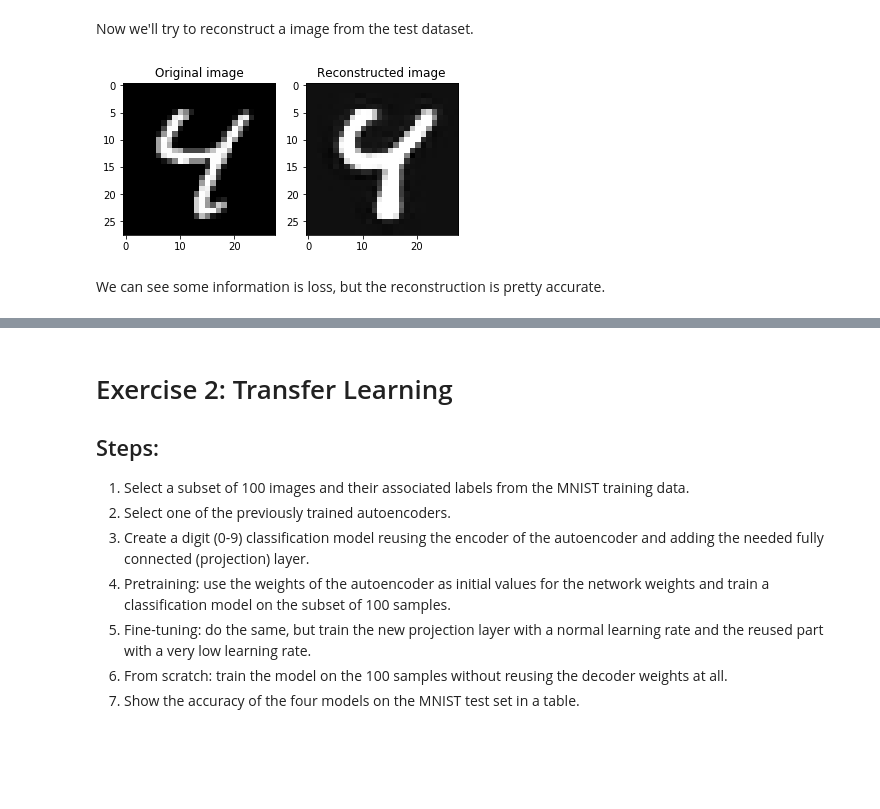
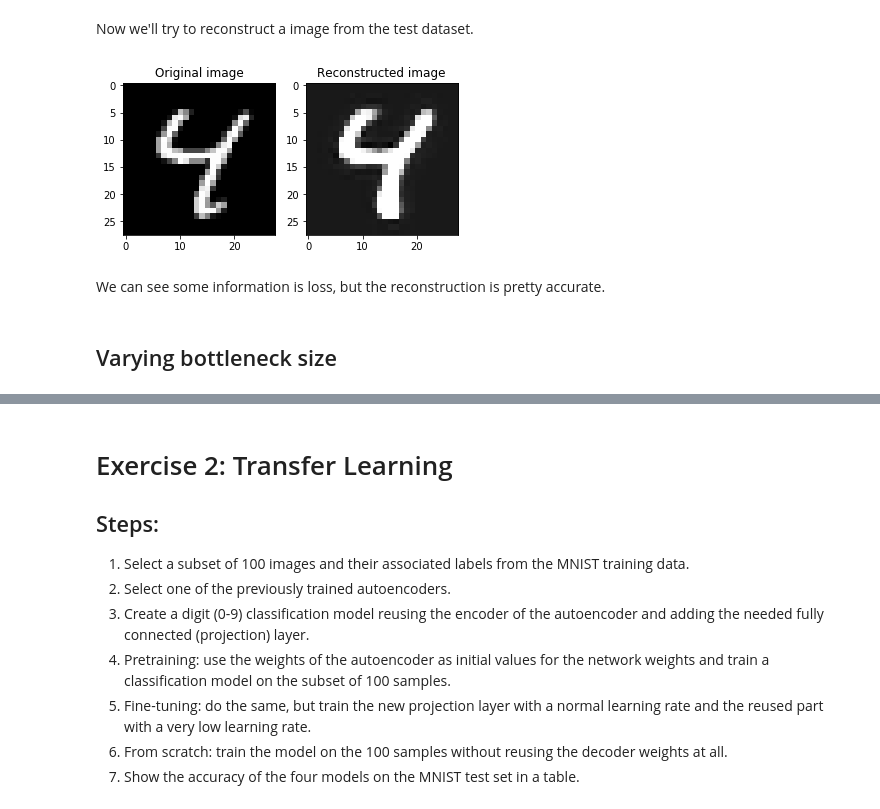
Before and after one commit to gio8tisu/DLAI-project, a Jupyter notebook: team08.ipynb, the cells around one changed output, grey strips where cells are left out. Drawn from its saved outputs; the diff is of its cells as text; code cells hidden in the pictures; blank space fills up the shorter version.

```diff
--- a/team08.ipynb
+++ b/team08.ipynb
@@ -425,14 +425,20 @@ plt.legend();
 Now we'll try to reconstruct a image from the test dataset.
 # %%
 mnist_test = torchvision.datasets.MNIST('mnist_dataset', train=False, transform=transform)
-# %%
-reconstructed = autoencoder(mnist_test[6][0].to(device).unsqueeze(0))
 # %%
-plt.subplot(121).set_title('Original image')
-plt.imshow(mnist_test[6][0][0], cmap='gray')
-plt.subplot(122).set_title('Reconstructed image')
-plt.imshow(reconstructed[0][0].detach().cpu().numpy(), cmap='gray');
+def show_image(image, autoencoder, title=None):
+    reconstructed = autoencoder(image.to(device).unsqueeze(0))
+    if title:
+        plt.suptitle(title)
+    plt.subplot(121).set_title('Original image')
+    plt.imshow(image.reshape((28, 28)), cmap='gray')
+    plt.subplot(122).set_title('Reconstructed image')
+    plt.imshow(reconstructed.reshape((28, 28)).detach().cpu().numpy(), cmap='gray');
-# %% [output]
-[figure, removed]
+# %%
+show_image(mnist_test[6][0], autoencoder)
+# %% [output]
+[figure, added]
 # %% [markdown]
 We can see some information is loss, but the reconstruction is pretty accurate.
+# %% [markdown]
+## Varying bottleneck size
```
Also changed, not shown: parts of 43 cells of this notebook.
